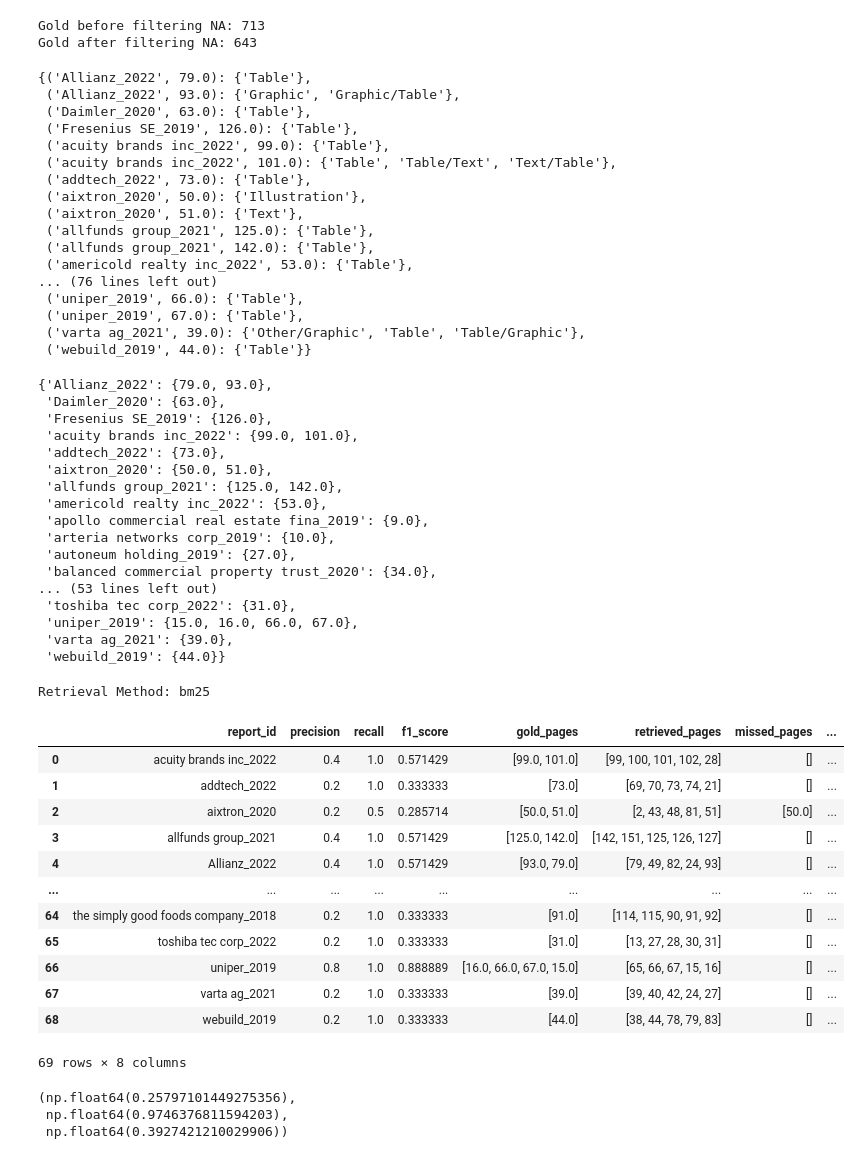
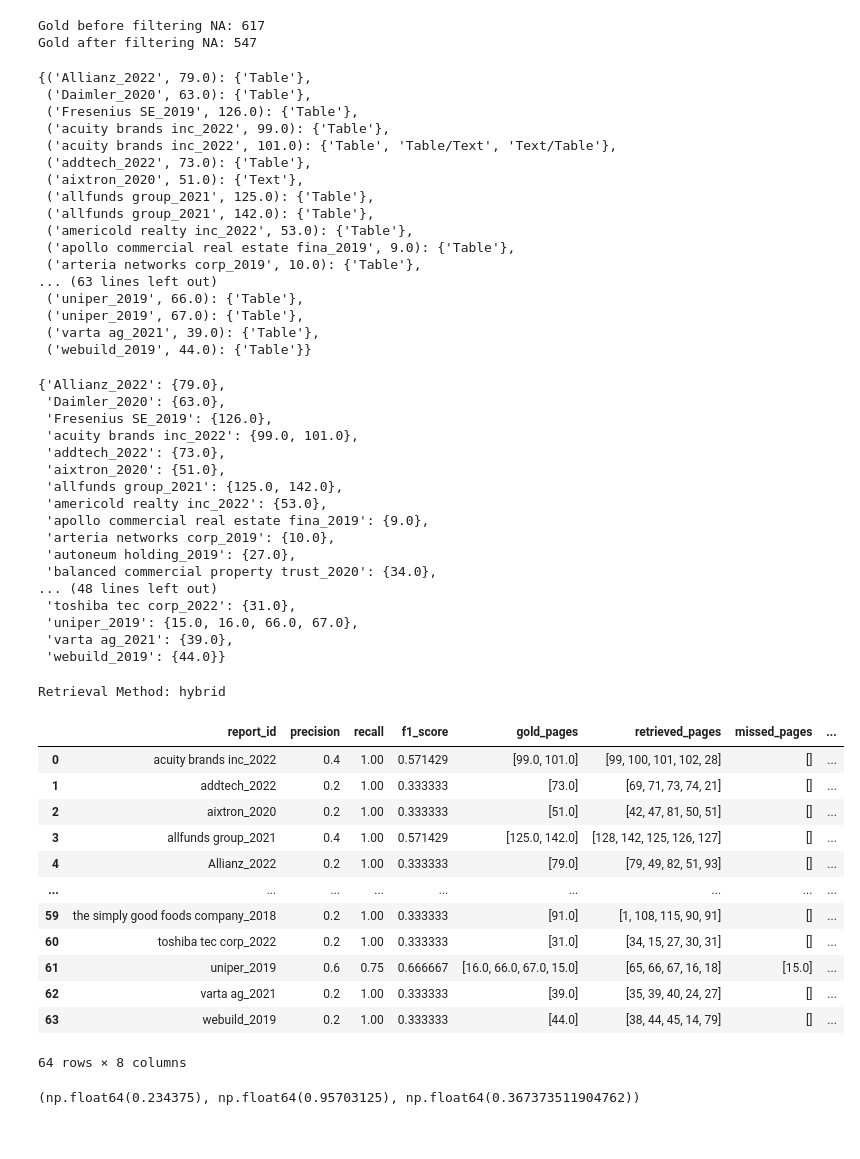
Before and after one commit to MarvinK-code/ghg_extraction, a Jupyter notebook: notebooks/retrieval_eval.ipynb, the cells around one changed output. Saved outputs shown, nothing was run; the diff lists cells and outputs as text; code cells hidden in the pictures.

Commit message:
Added seaborn; Run new retrieval evals

```diff
--- a/notebooks/retrieval_eval.ipynb
+++ b/notebooks/retrieval_eval.ipynb
@@ -7,13 +7,13 @@ import numpy as np
 RETRIEVAL_DIR = Path("../output/retrieval")
 DATA_DIR = Path("../data/gold_data")
 
-METHOD = "bm25_rerank" # "bm25" # # "bm25_rerank" # "dense" # "dense_instruct" # "dense_instruct_rerank" # "dense_rerank" # hybrid # "hybrid_instruct" # "hybrid_instruct_rerank" # "hybrid_rerank"
+METHOD = "hybrid_instruct" # "bm25" # # "bm25_rerank" # "dense" # "dense_instruct" # "dense_instruct_rerank" # "dense_rerank" # hybrid # "hybrid_instruct" # "hybrid_instruct_rerank" # "hybrid_rerank"
 
 RESULTS_DIR = Path(f"../results/retrieval/{METHOD}")
 RESULTS_DIR.mkdir(parents=False, exist_ok=True)
 # %%
 # Evaluate either with or w/o graphics
-NO_GRAPHICS = False
+NO_GRAPHICS = True
 
 if NO_GRAPHICS:
     gold_processed_df = pd.read_csv(DATA_DIR / "gold_standard_processed_no_graphics.csv")
@@ -24,47 +24,47 @@ print(f"Gold before filtering NA: {len(gold_processed_df)}")
 gold_processed_df = gold_processed_df.dropna(subset=["page"])
 print(f"Gold after filtering NA: {len(gold_processed_df)}")
 # %% [output]
-Gold before filtering NA: 713
-Gold after filtering NA: 643
+Gold before filtering NA: 617
+Gold after filtering NA: 547
 # %%
 # Display types of each gold page, e.g. {("Allianz_2022", 79.0): {"Table"}}
 display_types_by_page = gold_processed_df.groupby(["report_id", "page"])["display_type"].agg(set).to_dict()
 display_types_by_page
 # %% [output]
 {('Allianz_2022', 79.0): {'Table'},
- ('Allianz_2022', 93.0): {'Graphic', 'Graphic/Table'},
  ('Daimler_2020', 63.0): {'Table'},
  ('Fresenius SE_2019', 126.0): {'Table'},
  ('acuity brands inc_2022', 99.0): {'Table'},
  ('acuity brands inc_2022', 101.0): {'Table', 'Table/Text', 'Text/Table'},
  ('addtech_2022', 73.0): {'Table'},
- ('aixtron_2020', 50.0): {'Illustration'},
  ('aixtron_2020', 51.0): {'Text'},
  ('allfunds group_2021', 125.0): {'Table'},
  ('allfunds group_2021', 142.0): {'Table'},
  ('americold realty inc_2022', 53.0): {'Table'},
-... (76 lines left out)
+ ('apollo commercial real estate fina_2019', 9.0): {'Table'},
+ ('arteria networks corp_2019', 10.0): {'Table'},
+... (63 lines left out)
  ('uniper_2019', 66.0): {'Table'},
  ('uniper_2019', 67.0): {'Table'},
- ('varta ag_2021', 39.0): {'Other/Graphic', 'Table', 'Table/Graphic'},
+ ('varta ag_2021', 39.0): {'Table'},
  ('webuild_2019', 44.0): {'Table'}}
 # %%
 gold_pages_by_report = gold_processed_df.groupby("report_id")["page"].agg(set).to_dict()
 gold_pages_by_report
 # %% [output]
-{'Allianz_2022': {79.0, 93.0},
+{'Allianz_2022': {79.0},
  'Daimler_2020': {63.0},
  'Fresenius SE_2019': {126.0},
  'acuity brands inc_2022': {99.0, 101.0},
  'addtech_2022': {73.0},
- 'aixtron_2020': {50.0, 51.0},
+ 'aixtron_2020': {51.0},
  'allfunds group_2021': {125.0, 142.0},
  'americold realty inc_2022': {53.0},
  'apollo commercial real estate fina_2019': {9.0},
  'arteria networks corp_2019': {10.0},
  'autoneum holding_2019': {27.0},
  'balanced commercial property trust_2020': {34.0},
-... (53 lines left out)
+... (48 lines left out)
  'toshiba tec corp_2022': {31.0},
  'uniper_2019': {15.0, 16.0, 66.0, 67.0},
  'varta ag_2021': {39.0},
@@ -104,53 +104,51 @@ for retrieval_file in retrieval_files:
 
     precision = true_positives / (true_positives + false_positives) if (true_positives + false_positives) > 0 else 0
     recall = true_positives / (true_positives + false_negatives) if (true_positives + false_negatives) > 0 else 0
     f1_score = (2 * precision * recall) / (precision + recall) if (precision + recall) > 0 else 0
 
     missed_pages = sorted(gold_pages - retrieved_pages)
 
     missed_display_types = []
     for page in missed_pages:
         for display_type in display_types_by_page[(report_id, page)]:
             missed_display_types.append(str(display_type))
 
     results.append({
         "report_id": report_id,
         "precision": precision,
         "recall": recall,
         "f1_score": f1_score,
         "gold_pages": list(gold_pages),
         "retrieved_pages": list(retrieved_pages),
         "missed_pages": missed_pages,
         "annotated_display_type_missed_pages": missed_display_types,
     })
 
 print(f"Retrieval Method: {retrieval_method}")
 df = pd.DataFrame(results)
 
 
-# if NO_GRAPHICS:
-#     df.to_csv(f"{RESULTS_DIR}/{METHOD}_retrieval_eval_no_graphics.csv", index=False)
-# else:
-#     df.to_csv(f"{RESULTS_DIR}/{METHOD}_retrieval_eval.csv", index=False)
+if NO_GRAPHICS:
+    df.to_csv(f"{RESULTS_DIR}/{METHOD}_retrieval_eval_no_graphics.csv", index=False)
+else:
+    df.to_csv(f"{RESULTS_DIR}/{METHOD}_retrieval_eval.csv", index=False)
 df
 # %% [output]
-Retrieval Method: bm25
+Retrieval Method: hybrid
 |  | report_id | precision | recall | f1_score | gold_pages | retrieved_pages | missed_pages | ... |
-| 0 | acuity brands inc_2022 | 0.4 | 1.0 | 0.571429 | [99.0, 101.0] | [99, 100, 101, 102, 28] | [] | ... |
-| 1 | addtech_2022 | 0.2 | 1.0 | 0.333333 | [73.0] | [69, 70, 73, 74, 21] | [] | ... |
-| 2 | aixtron_2020 | 0.2 | 0.5 | 0.285714 | [50.0, 51.0] | [2, 43, 48, 81, 51] | [50.0] | ... |
-| 3 | allfunds group_2021 | 0.4 | 1.0 | 0.571429 | [125.0, 142.0] | [142, 151, 125, 126, 127] | [] | ... |
-| 4 | Allianz_2022 | 0.4 | 1.0 | 0.571429 | [93.0, 79.0] | [79, 49, 82, 24, 93] | [] | ... |
+| 0 | acuity brands inc_2022 | 0.4 | 1.00 | 0.571429 | [99.0, 101.0] | [99, 100, 101, 102, 28] | [] | ... |
+| 1 | addtech_2022 | 0.2 | 1.00 | 0.333333 | [73.0] | [69, 71, 73, 74, 21] | [] | ... |
+| 2 | aixtron_2020 | 0.2 | 1.00 | 0.333333 | [51.0] | [42, 47, 81, 50, 51] | [] | ... |
+| 3 | allfunds group_2021 | 0.4 | 1.00 | 0.571429 | [125.0, 142.0] | [128, 142, 125, 126, 127] | [] | ... |
+| 4 | Allianz_2022 | 0.2 | 1.00 | 0.333333 | [79.0] | [79, 49, 82, 51, 93] | [] | ... |
 | ... | ... | ... | ... | ... | ... | ... | ... | ... |
-| 64 | the simply good foods company_2018 | 0.2 | 1.0 | 0.333333 | [91.0] | [114, 115, 90, 91, 92] | [] | ... |
-| 65 | toshiba tec corp_2022 | 0.2 | 1.0 | 0.333333 | [31.0] | [13, 27, 28, 30, 31] | [] | ... |
-| 66 | uniper_2019 | 0.8 | 1.0 | 0.888889 | [16.0, 66.0, 67.0, 15.0] | [65, 66, 67, 15, 16] | [] | ... |
-| 67 | varta ag_2021 | 0.2 | 1.0 | 0.333333 | [39.0] | [39, 40, 42, 24, 27] | [] | ... |
-| 68 | webuild_2019 | 0.2 | 1.0 | 0.333333 | [44.0] | [38, 44, 78, 79, 83] | [] | ... |
+| 59 | the simply good foods company_2018 | 0.2 | 1.00 | 0.333333 | [91.0] | [1, 108, 115, 90, 91] | [] | ... |
+| 60 | toshiba tec corp_2022 | 0.2 | 1.00 | 0.333333 | [31.0] | [34, 15, 27, 30, 31] | [] | ... |
+| 61 | uniper_2019 | 0.6 | 0.75 | 0.666667 | [16.0, 66.0, 67.0, 15.0] | [65, 66, 67, 16, 18] | [15.0] | ... |
+| 62 | varta ag_2021 | 0.2 | 1.00 | 0.333333 | [39.0] | [35, 39, 40, 24, 27] | [] | ... |
+| 63 | webuild_2019 | 0.2 | 1.00 | 0.333333 | [44.0] | [38, 44, 45, 14, 79] | [] | ... |
-69 rows × 8 columns
+64 rows × 8 columns
 # %%
 df["precision"].mean(), df["recall"].mean(), df["f1_score"].mean()
 # %% [output]
-(np.float64(0.25797101449275356),
- np.float64(0.9746376811594203),
- np.float64(0.3927421210029906))
+(np.float64(0.234375), np.float64(0.95703125), np.float64(0.367373511904762))
```
Also changed, not shown: 3 other files.
